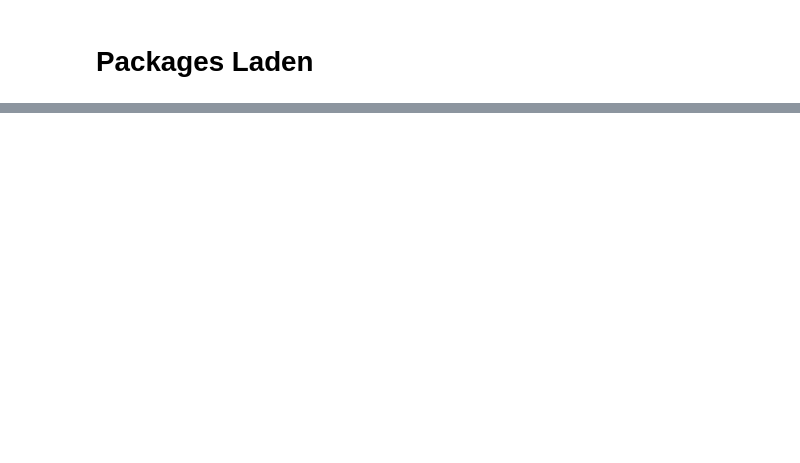
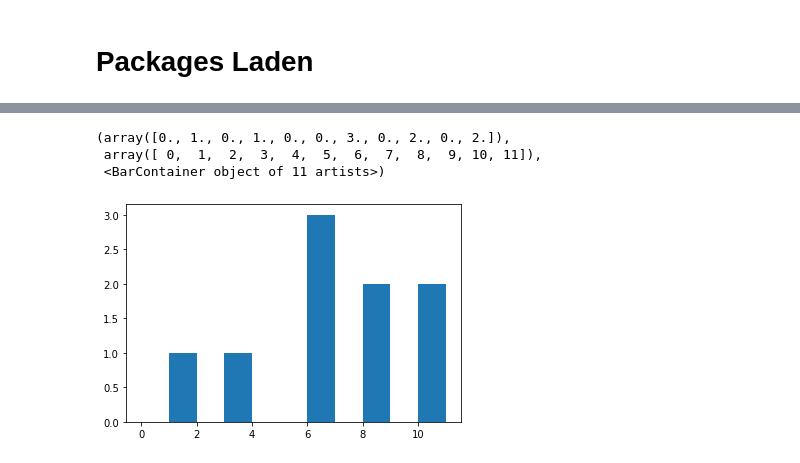
Before and after one commit to larsmoe/SAPS-BSDA-Kurs, a Jupyter notebook: Problemsets Python/PS_Nr_2_Python/PS_Nr_2_Python.ipynb, the cells around one changed output, grey strips where cells are left out. Saved outputs shown, nothing was run; the diff lists cells and outputs as text; code cells hidden in the pictures; blank space fills up the shorter version.

```diff
--- a/Problemsets Python/PS_Nr_2_Python/PS_Nr_2_Python.ipynb
+++ b/Problemsets Python/PS_Nr_2_Python/PS_Nr_2_Python.ipynb
@@ -14,0 +31,18 @@ Laden Sie im folgenden Code-Chunk die drei Netzwerke, die wir im Folgenden betra
+# %%
+# Diese Funktion erstellt aus den importierten Netzwerkdaten Kantenlisten, die mit igraph kompatibel sind
+def create_edge_list(node_list1, node_list2):
+    edge_list = []
+    for node_1, node_2 in zip(node_list1, node_list2):
+        edge = (node_1, node_2)
+        edge_list.append(edge)
+    return edge_list
+# %%
+# Die zuvor deklarierte Funktion wird nun verwendet
+karate_edges = create_edge_list(karate['A'].to_list(), karate['B'].to_list())
+kite_edges = create_edge_list(kite['A'].to_list(), kite['B'].to_list())
+# %%
+# Erzeugung des Karate Graphs
+graph_karate = Graph(n=34, edges=karate_edges, directed=True)
+
+# Erzeugung des Kite Graphs
+graph_kite = Graph(n=10, edges=kite_edges, directed=False)
@@ -14,0 +91,7 @@ Laden Sie im folgenden Code-Chunk die drei Netzwerke, die wir im Folgenden betra
+# %%
+# {"5_4"}
+#Berechnen Sie die Node Degrees aller Knoten des Graphen kite
+#und speichern Sie den Vektor in der Variable deg_kite
+deg_kite = graph_kite.degree()
+#Berechnen Sie nun den Average Degree des Graphen kite
+print(mean(deg_kite))
@@ -14,0 +145,10 @@ Laden Sie im folgenden Code-Chunk die drei Netzwerke, die wir im Folgenden betra
+# %%
+# {"5_7"}
+#Lassen Sie sich die Degree Distribution des Graphen kite anzeigen
+#Verwenden Sie dazu die oben definierte Variable deg_kite
+plt.hist(deg_kite, bins=np.arange(0, max(deg_kite)))
+# %% [output]
+(array([0., 1., 0., 1., 0., 0., 3., 0., 2., 0., 2.]),
+ array([ 0,  1,  2,  3,  4,  5,  6,  7,  8,  9, 10, 11]),
+ <BarContainer object of 11 artists>)
+[figure, added]
```
Also changed, not shown: parts of 38 cells of this notebook, 11 other files.
